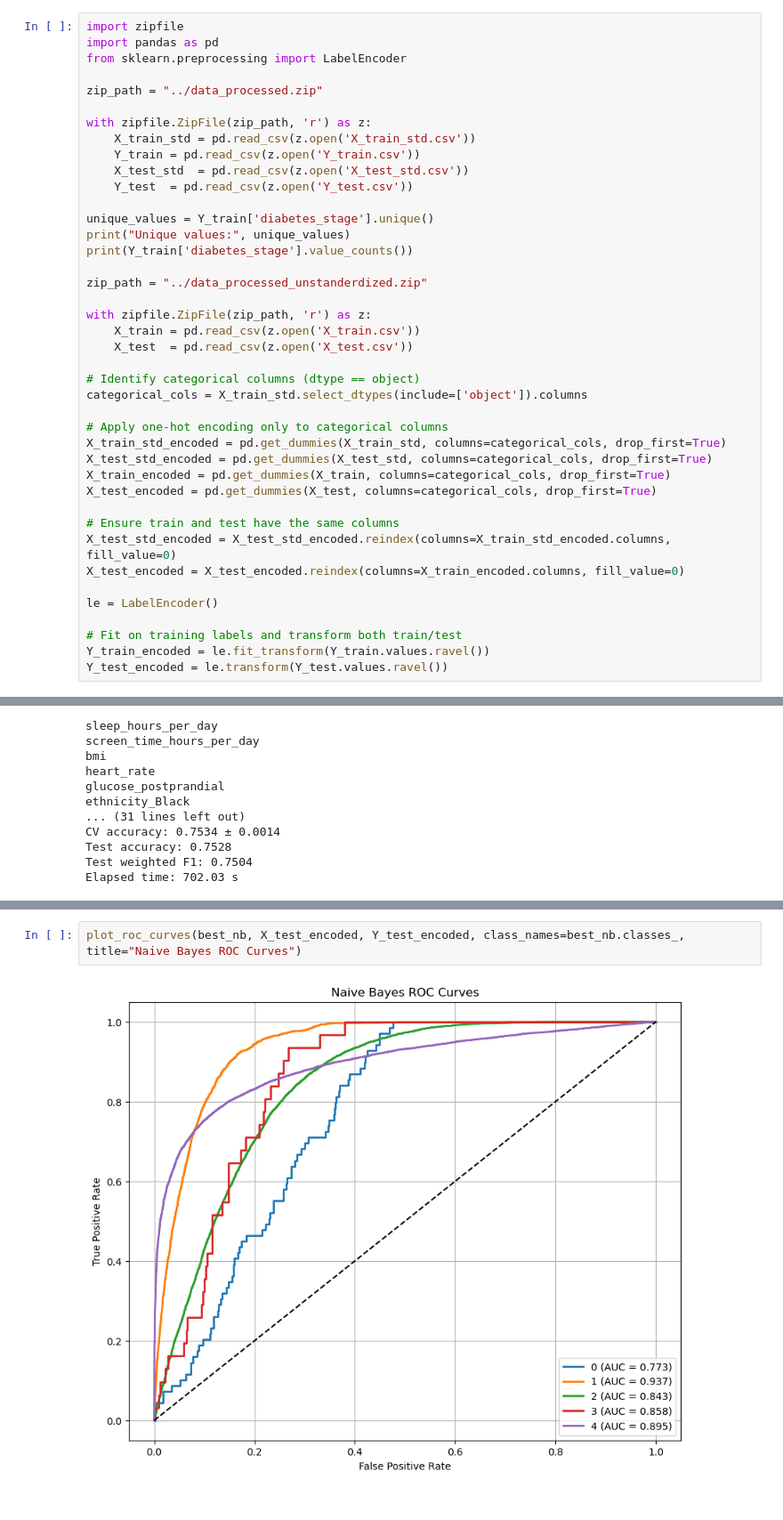
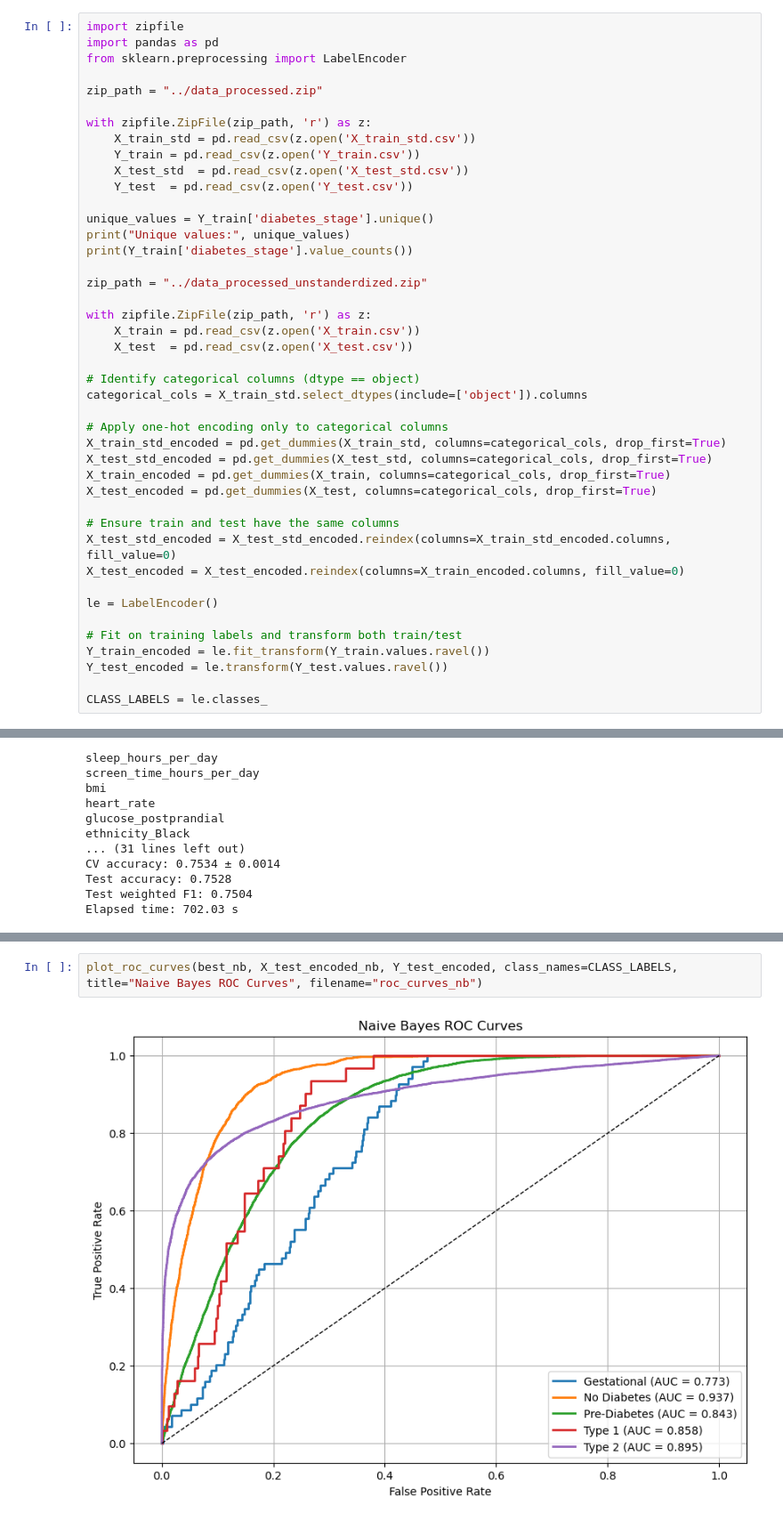
Before and after one commit to DinoAFT/Classification---Predicting-Diabetes-Stage, a Jupyter notebook: svm_and_bayes/svm_and_bayes.ipynb, the cells around one changed output, grey strips where cells are left out. Shown at 89% size. Drawn from its saved outputs; the diff is of its cells as text.

```diff
--- a/svm_and_bayes/svm_and_bayes.ipynb
+++ b/svm_and_bayes/svm_and_bayes.ipynb
@@ -43,6 +43,8 @@ le = LabelEncoder()
 # Fit on training labels and transform both train/test
 Y_train_encoded = le.fit_transform(Y_train.values.ravel())
 Y_test_encoded = le.transform(Y_test.values.ravel())
+
+CLASS_LABELS = le.classes_
 # %% [output]
 Unique values: ['Type 2' 'Pre-Diabetes' 'No Diabetes' 'Gestational' 'Type 1']
 diabetes_stage
@@ -301,4 +439,4 @@ plot_confusion_matrix(best_nb, X_test_encoded, Y_test_encoded, labels=best_nb.cl
 # %%
-plot_roc_curves(best_nb, X_test_encoded, Y_test_encoded, class_names=best_nb.classes_, title="Naive Bayes ROC Curves")
+plot_roc_curves(best_nb, X_test_encoded_nb, Y_test_encoded, class_names=CLASS_LABELS, title="Naive Bayes ROC Curves", filename="roc_curves_nb")
 # %% [output]
-[figure, old version]
+[figure, new version]
```
Also changed, not shown: parts of 6 cells of this notebook, 5 other files.
